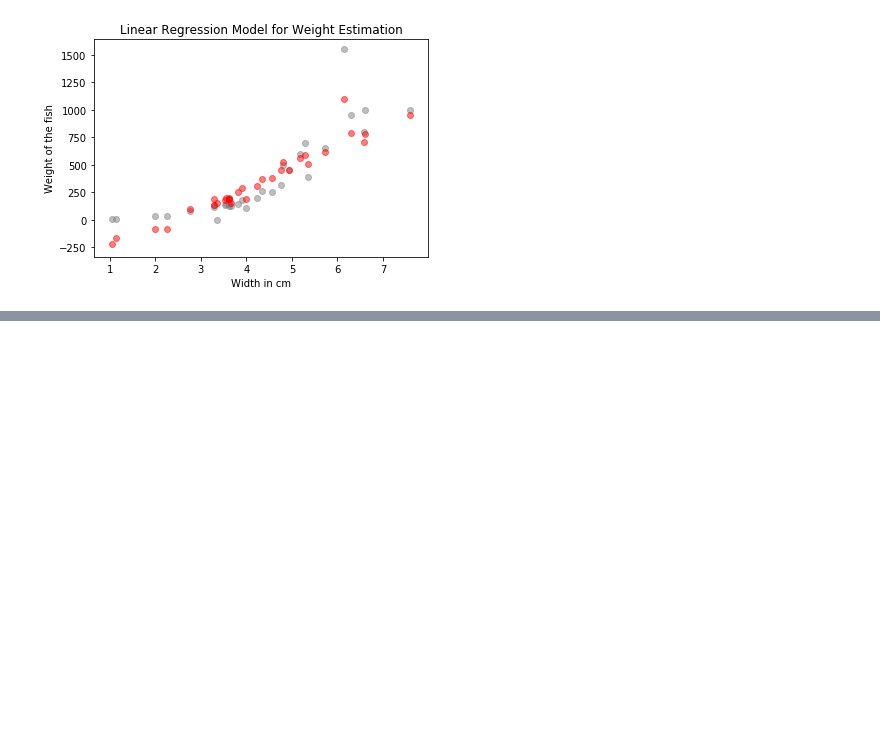
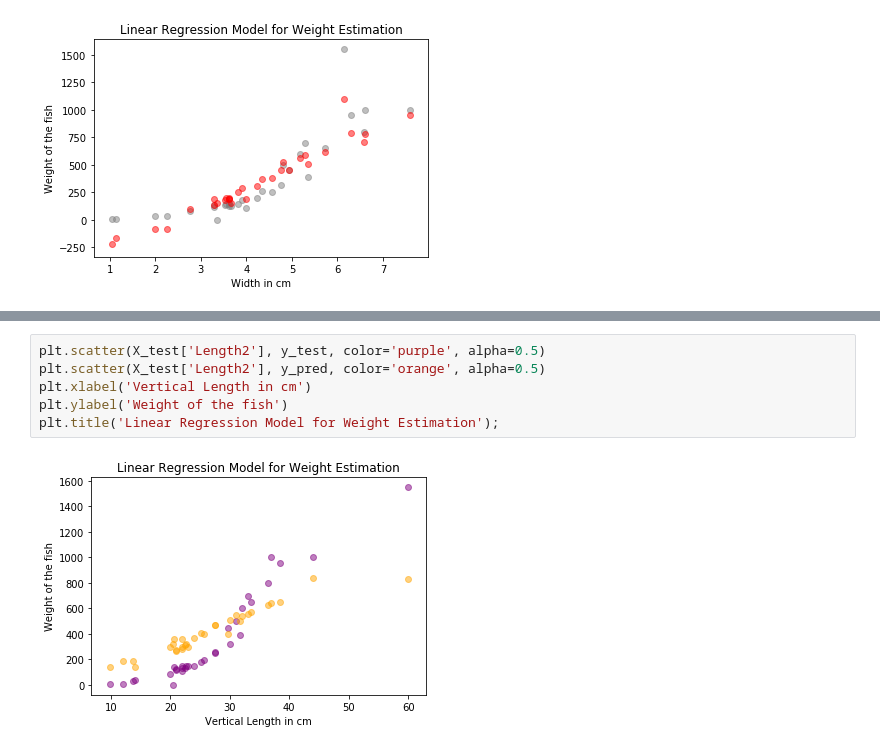
Before and after one commit to roatienza/ml, a Jupyter notebook: linear_algebra/notebook/linear_regression.ipynb, the cells around one changed output, grey strips where cells are left out. Cells and saved outputs as stored; diff of their text form; blank space fills up the shorter version.

```diff
--- a/linear_algebra/notebook/linear_regression.ipynb
+++ b/linear_algebra/notebook/linear_regression.ipynb
@@ -205,0 +265,8 @@ plt.title('Linear Regression Model for Weight Estimation');
+# %%
+plt.scatter(X_test['Length2'], y_test, color='purple', alpha=0.5)
+plt.scatter(X_test['Length2'], y_pred, color='orange', alpha=0.5)
+plt.xlabel('Vertical Length in cm')
+plt.ylabel('Weight of the fish')
+plt.title('Linear Regression Model for Weight Estimation');
+# %% [output]
+[figure, added]
```
Also changed, not shown: parts of 19 cells of this notebook.
